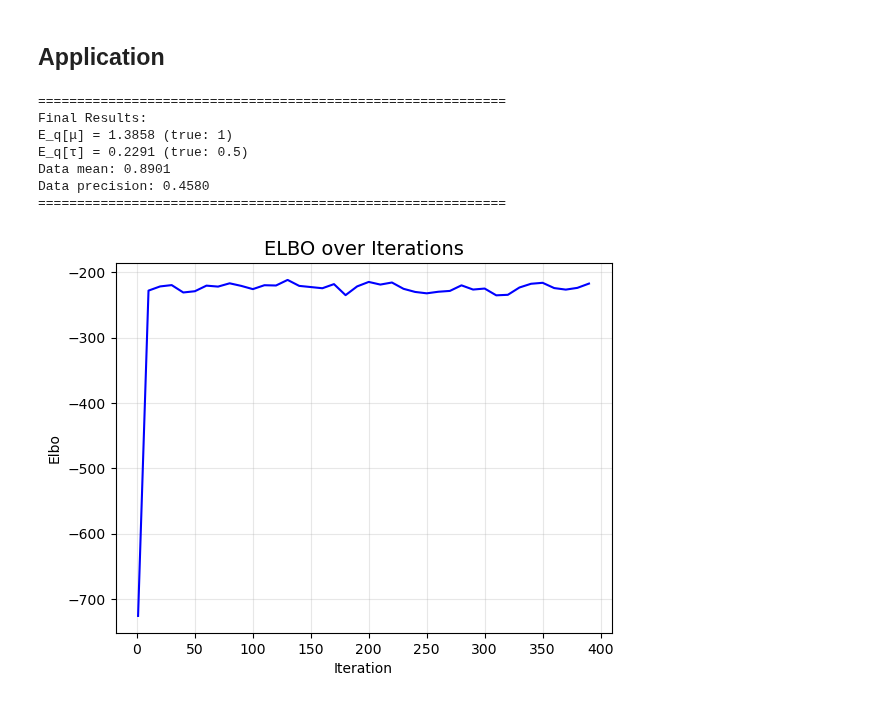
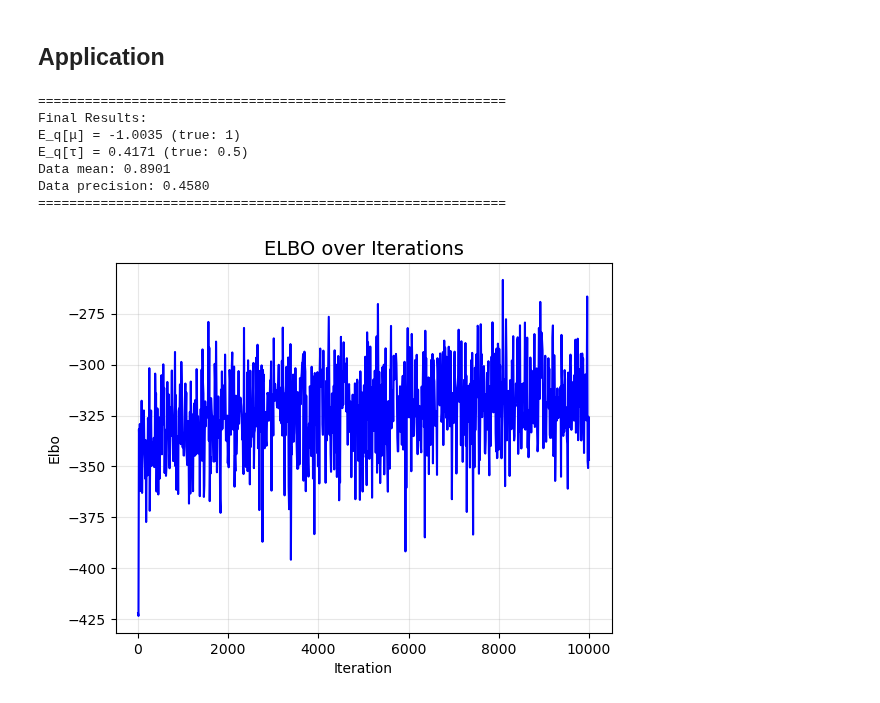
Before and after one commit to Blasty1/Machine-Learning-Advanved, a Jupyter notebook: Assignment-AD1/BBVI_algorithm_1.ipynb, the cells around one changed output. Drawn from its saved outputs; the diff is of its cells as text; code cells hidden in the pictures.

Commit message:
Working on BBVI algorithm: refactor of the code, less clamp and automatization of the derivations using auto_grad=true

```diff
--- a/Assignment-AD1/BBVI_algorithm_1.ipynb
+++ b/Assignment-AD1/BBVI_algorithm_1.ipynb
@@ -313,37 +313,37 @@ def log_joint_distribution(D, z):
 
 q = NormalGammaVariationalFamily()
 
-bbvi = BlackBoxVI(dataset,log_joint_distribution=log_joint_distribution,variational_family_q=q,learning_rate=0.001)
-results = bbvi.fit()
+bbvi = BlackBoxVI(dataset,log_joint_distribution=log_joint_distribution,variational_family_q=q,learning_rate=2e-4)
+results = bbvi.fit(threshold=0.00000001,max_iterations=10**4)
 """
 results = {
             "elbo" : [],
             "params" : [],
             "final_params" : float,
             'mu_expected': float,
             'tau_expected': float,
         }
 """
 print(f"\n{'='*60}")
 print(f"Final Results:")
 print(f"E_q[μ] = {results['mu_expected']:.4f} (true: {mu})")
 print(f"E_q[τ] = {results['tau_expected']:.4f} (true: {tau})")
 print(f"Data mean: {dataset.mean():.4f}")
 print(f"Data precision: {1.0/dataset.var():.4f}")
 print(f"{'='*60}")
 ### Plot of the ELBO
 iterations, elbos = zip(*results["elbo"])
 plt.plot(iterations,elbos,'b-')
 plt.xlabel("Iteration")
 plt.ylabel("Elbo")
 plt.title('ELBO over Iterations', fontsize=14)
 plt.grid(alpha=0.3)
 # %% [output]
 ============================================================
 Final Results:
-E_q[μ] = 1.3858 (true: 1)
-E_q[τ] = 0.2291 (true: 0.5)
+E_q[μ] = -1.0035 (true: 1)
+E_q[τ] = 0.4171 (true: 0.5)
 Data mean: 0.8901
 Data precision: 0.4580
 ============================================================
-[figure, old version]
+[figure, new version]
```
Also changed, not shown: 4 other files.
